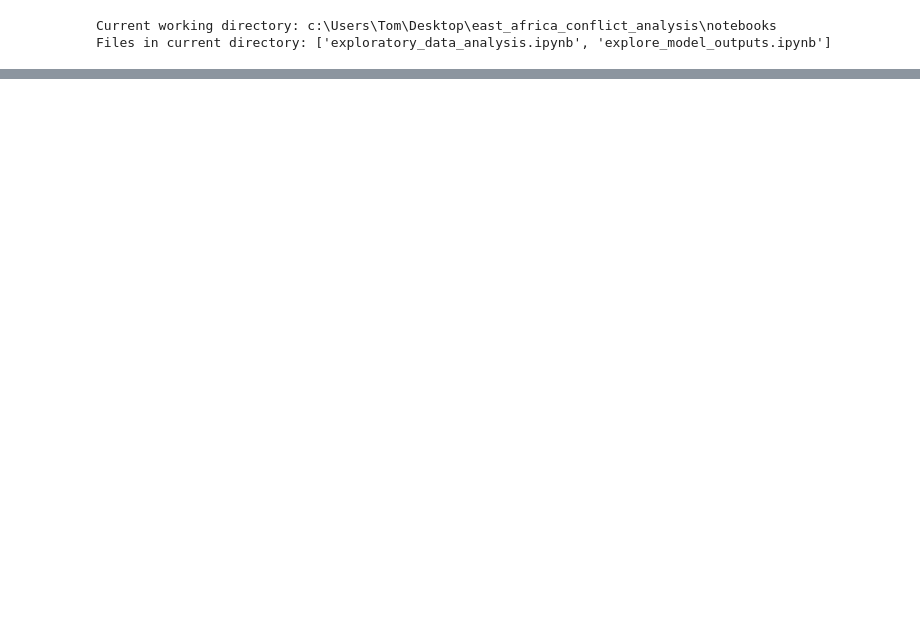
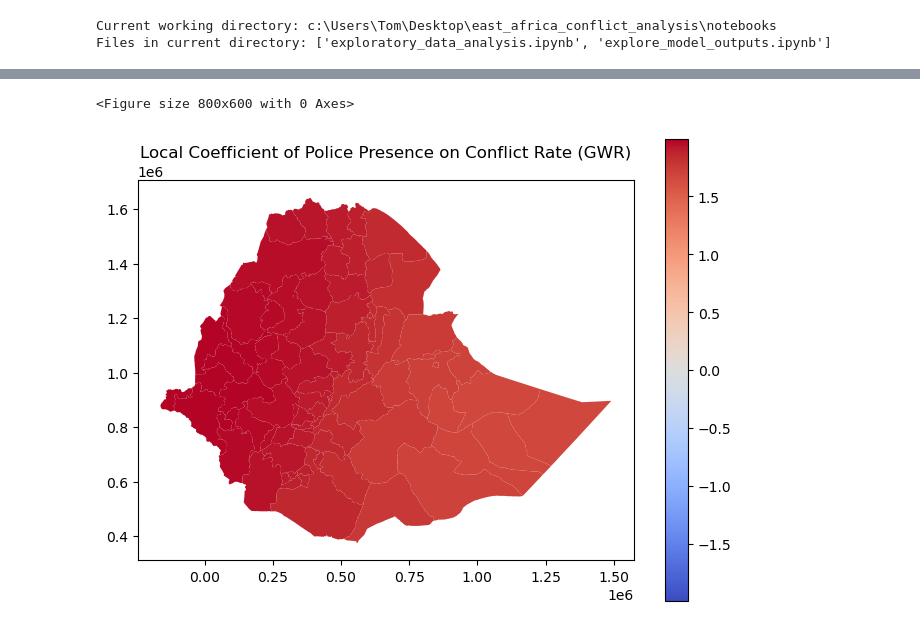
Before and after one commit to tomwaldin/east_africa_conflict_analysis, a Jupyter notebook: notebooks/explore_model_outputs.ipynb, the cells around one changed output, grey strips where cells are left out. Drawn from its saved outputs; the diff is of its cells as text; code cells hidden in the pictures; blank space fills up the shorter version.

```diff
--- a/notebooks/explore_model_outputs.ipynb
+++ b/notebooks/explore_model_outputs.ipynb
@@ -71,3 +225,21 @@ plt.show()
+# %%
+plt.figure(figsize=(8, 6))
+
+# Calculate symmetric bounds around 0
+max_abs_value = max(abs(gdf_gwr_eth['gwr_log_police_density_coef'].min()),
+                    abs(gdf_gwr_eth['gwr_log_police_density_coef'].max()))
+
+gdf_gwr_eth.plot(column='gwr_log_police_density_coef',
+             legend=True,
+             cmap='coolwarm',
+             figsize=(8,6),
+             vmin=-max_abs_value,
+             vmax=max_abs_value)
+plt.title('Local Coefficient of Police Presence on Conflict Rate (GWR)')
+plt.show()
+# %% [output]
+<Figure size 800x600 with 0 Axes>
+[figure, added]
 # %%
 plt.figure(figsize=(8, 6))
 gdf_gwr.plot(column='gwr_local_R2',
```
Also changed, not shown: parts of 10 cells of this notebook, 3 other files.
